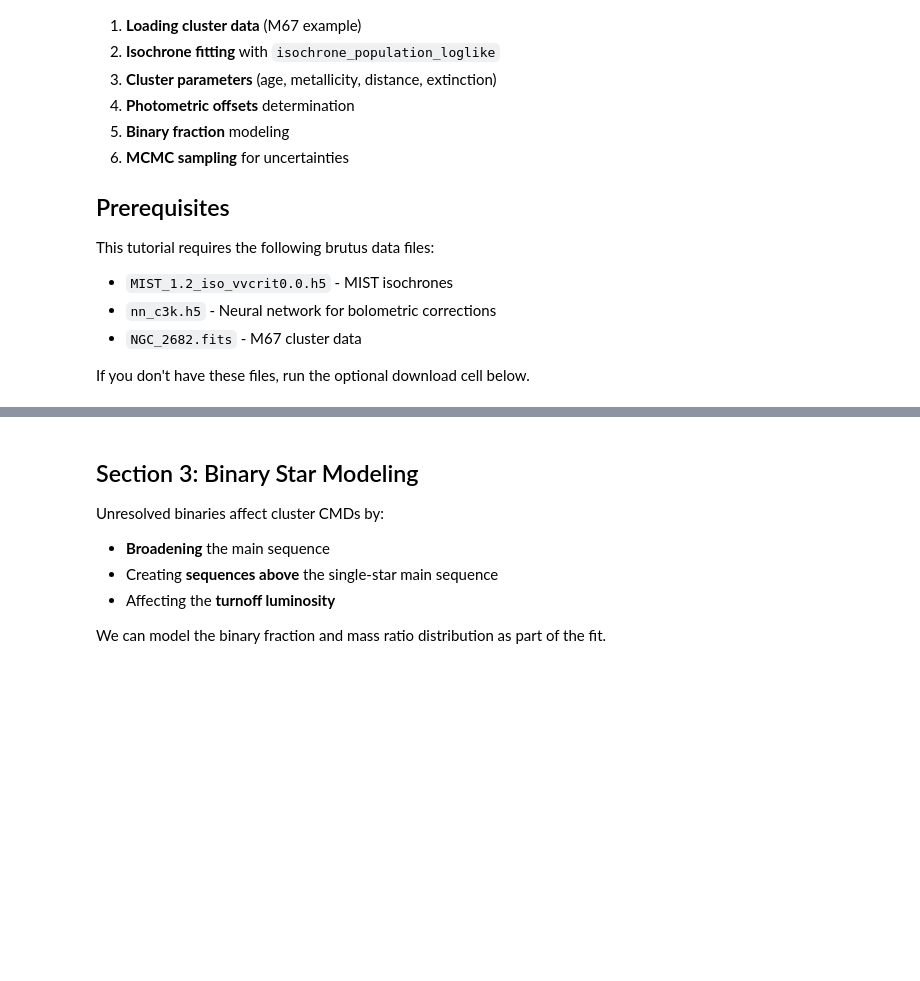
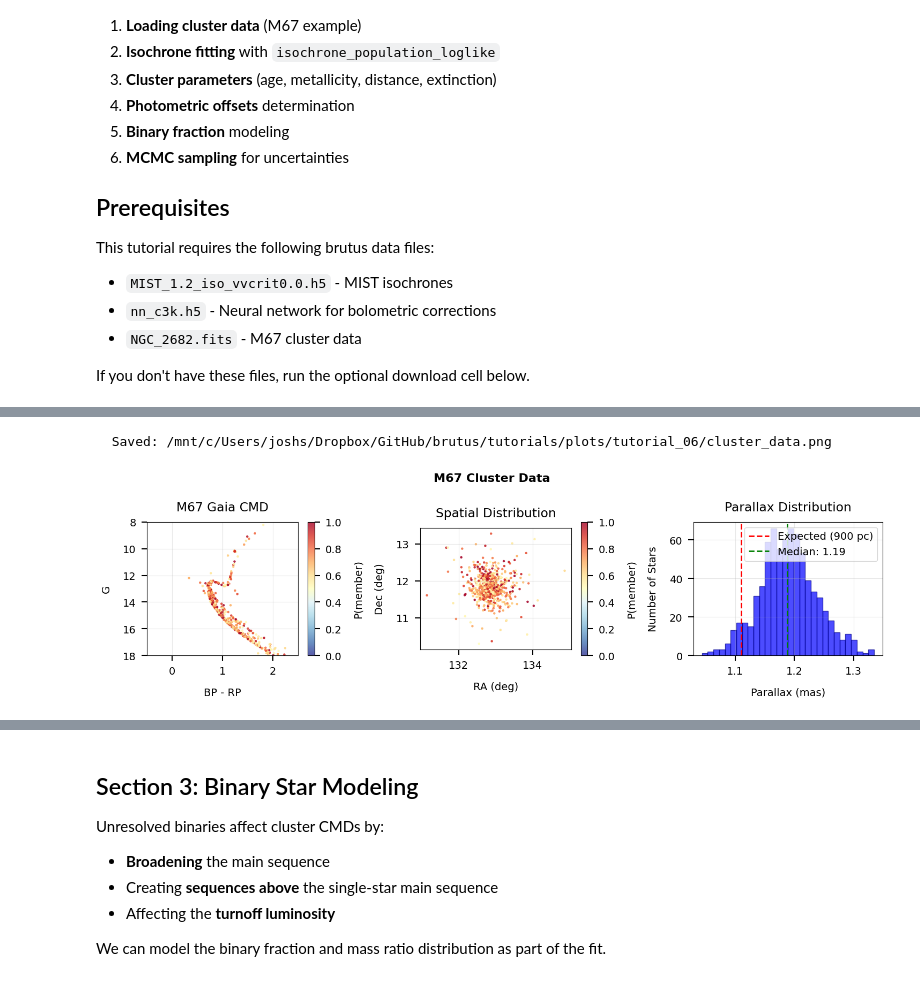
Before and after one commit to joshspeagle/brutus, a Jupyter notebook: tutorials/tutorial_06_cluster_analysis.ipynb, the cells around one changed output, grey strips where cells are left out. Drawn from its saved outputs; the diff is of its cells as text; code cells hidden in the pictures; blank space fills up the shorter version.

```diff
--- a/tutorials/tutorial_06_cluster_analysis.ipynb
+++ b/tutorials/tutorial_06_cluster_analysis.ipynb
@@ -154,13 +186,13 @@ print(f"Data ready for analysis: {n_stars} stars, cluster_prob = {cluster_prob:.
 # %%
 # Visualize cluster data
-fig, axes = plt.subplots(2, 3, figsize=(15, 10))
+fig, axes = plt.subplots(1, 3, figsize=(15, 4.5))
 
 # Gaia magnitudes for CMD plotting (indices 0,1,2 = G, BP, RP)
 bp_rp = gaia_mag[:, 1] - gaia_mag[:, 2]
 g = gaia_mag[:, 0]
 
 # Panel 1: Gaia CMD
-ax = axes[0, 0]
+ax = axes[0]
 scatter = ax.scatter(bp_rp[quality], g[quality],
                     c=pmem[quality], s=5, cmap='RdYlBu_r',
                     vmin=0, vmax=1, alpha=0.8)
@@ -174,80 +206,42 @@ plt.colorbar(scatter, ax=ax, label='P(member)')
 ax.grid(True, alpha=0.3)
 
 # Panel 2: Spatial distribution
-ax = axes[0, 1]
+ax = axes[1]
 try:
     ra = fdata['gaia_dr2_source.ra']
     dec = fdata['gaia_dr2_source.dec']
 except Exception:
     ra = np.full(Nobj, np.nan)
     dec = np.full(Nobj, np.nan)
 scatter = ax.scatter(ra[quality], dec[quality], c=pmem[quality],
                     s=5, cmap='RdYlBu_r', vmin=0, vmax=1, alpha=0.8)
 ax.set_xlabel('RA (deg)')
 ax.set_ylabel('Dec (deg)')
 ax.set_title('Spatial Distribution')
 ax.set_aspect('equal')
 plt.colorbar(scatter, ax=ax, label='P(member)')
 ax.grid(True, alpha=0.3)
 
 # Panel 3: Parallax distribution
-ax = axes[0, 2]
+ax = axes[2]
 valid_plx = quality & np.isfinite(parallax)
 ax.hist(parallax[valid_plx], bins=30, alpha=0.7, color='blue', edgecolor='darkblue')
 ax.axvline(1.11, color='red', ls='--', lw=2, label='Expected (900 pc)')
 ax.axvline(np.median(parallax[valid_plx]), color='green', ls='--', lw=2,
            label=f'Median: {np.median(parallax[valid_plx]):.2f}')
 ax.set_xlabel('Parallax (mas)')
 ax.set_ylabel('Number of Stars')
 ax.set_title('Parallax Distribution')
 ax.legend()
 ax.grid(True, alpha=0.3)
 
-# Panel 4: Band coverage per star
-ax = axes[1, 0]
-ax.hist(n_valid_bands[quality], bins=np.arange(0.5, n_filters + 1.5, 1),
-        alpha=0.7, color='green', edgecolor='darkgreen')
-ax.set_xlabel('Number of Valid Bands')
-ax.set_ylabel('Number of Stars')
-ax.set_title(f'Band Coverage ({n_filters} bands available)')
-ax.grid(True, alpha=0.3)
-
-# Panel 5: Color distribution
-ax = axes[1, 1]
-ax.hist(bp_rp[quality], bins=30, alpha=0.7, color='orange', edgecolor='darkorange')
-ax.set_xlabel('BP - RP')
-ax.set_ylabel('Number of Stars')
-ax.set_title('Color Distribution')
-ax.grid(True, alpha=0.3)
-
-# Panel 6: Cluster properties
-ax = axes[1, 2]
-ax.axis('off')
-
-info_text = f"""
-M67 (NGC 2682) Properties:
-
-Literature values:
-  - Age: 3.5-4.0 Gyr
-  - [Fe/H]: -0.05 to +0.05
-  - Distance: 850-950 pc
-  - E(B-V): 0.04-0.05
-  - Binary fraction: 15-25%
-
-Data summary:
-  - Total sources: {Nobj}
-  - High-prob members: {quality.sum()}
-  - Bands: Gaia + PS1 + 2MASS ({n_filters})
-  - Mean parallax: {np.nanmean(parallax[quality]):.3f} mas
-  - Implied distance: {1000/np.nanmean(parallax[quality]):.0f} pc
-"""
-
-ax.text(0.05, 0.95, info_text, transform=ax.transAxes,
-       fontsize=10, va='top', family='monospace')
-
 plt.suptitle('M67 Cluster Data', fontsize=16, fontweight='bold')
+plt.tight_layout()
 save_figure(fig, 'cluster_data')
 plt.show()
+# %% [output]
+  Saved: /mnt/c/Users/joshs/Dropbox/GitHub/brutus/tutorials/plots/tutorial_06/cluster_data.png
+[figure, added]
 # %%
 # Load isochrone models and set up population fitting
 from brutus.core import Isochrone, StellarPop
```
Also changed, not shown: parts of 13 cells of this notebook, 3 other files.
